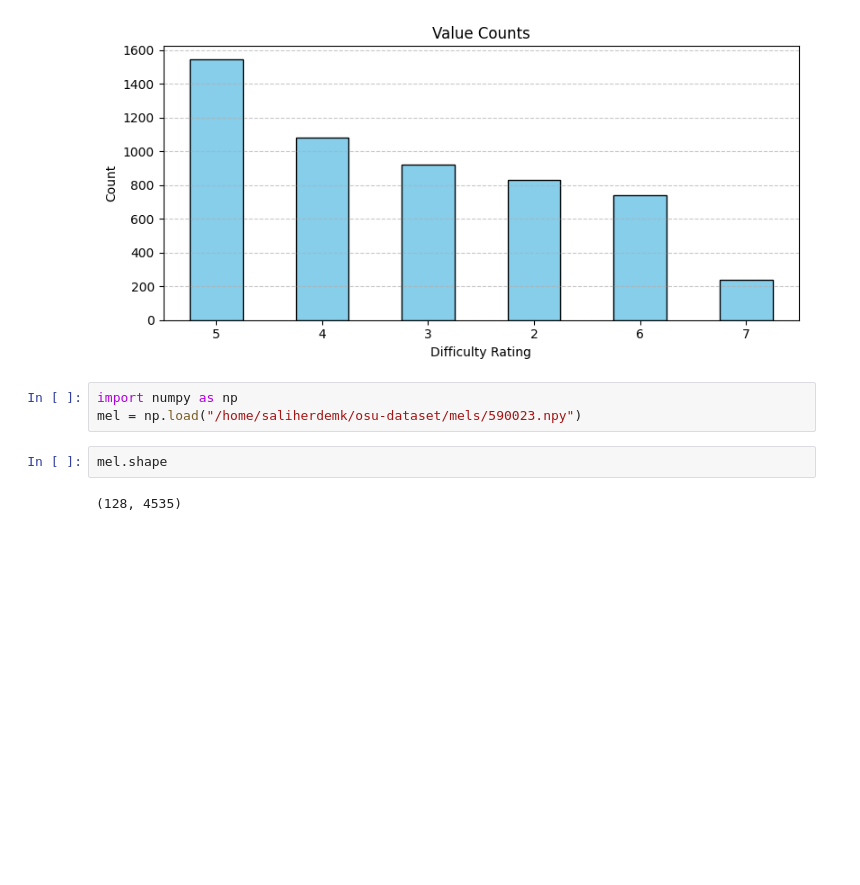
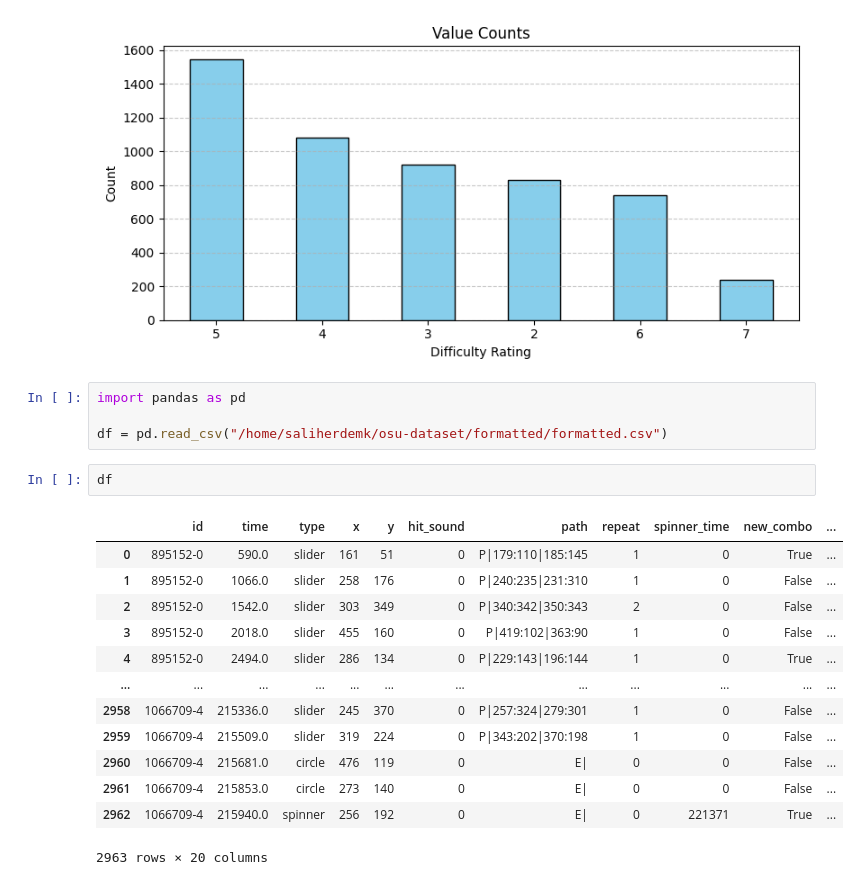
Before and after one commit to saliherdemk/osu-dataset-generator, a Jupyter notebook: Untitled.ipynb, the cells around one changed output. Drawn from its saved outputs; the diff is of its cells as text; blank space fills up the shorter version.

```diff
--- a/Untitled.ipynb
+++ b/Untitled.ipynb
@@ -32,10 +32,23 @@ plt.tight_layout()
 plt.show()
 # %% [output]
 [figure]
-# %%
-import numpy as np
-mel = np.load("/home/saliherdemk/osu-dataset/mels/590023.npy")
 # %%
-mel.shape
+import pandas as pd
+
+df = pd.read_csv("/home/saliherdemk/osu-dataset/formatted/formatted.csv")
-# %% [output]
-(128, 4535)
+# %%
+df
+# %% [output]
+|  | id | time | type | x | y | hit_sound | path | repeat | spinner_time | new_combo | ... |
+| 0 | 895152-0 | 590.0 | slider | 161 | 51 | 0 | P|179:110|185:145 | 1 | 0 | True | ... |
+| 1 | 895152-0 | 1066.0 | slider | 258 | 176 | 0 | P|240:235|231:310 | 1 | 0 | False | ... |
+| 2 | 895152-0 | 1542.0 | slider | 303 | 349 | 0 | P|340:342|350:343 | 2 | 0 | False | ... |
+| 3 | 895152-0 | 2018.0 | slider | 455 | 160 | 0 | P|419:102|363:90 | 1 | 0 | False | ... |
+| 4 | 895152-0 | 2494.0 | slider | 286 | 134 | 0 | P|229:143|196:144 | 1 | 0 | True | ... |
+| ... | ... | ... | ... | ... | ... | ... | ... | ... | ... | ... | ... |
+| 2958 | 1066709-4 | 215336.0 | slider | 245 | 370 | 0 | P|257:324|279:301 | 1 | 0 | False | ... |
+| 2959 | 1066709-4 | 215509.0 | slider | 319 | 224 | 0 | P|343:202|370:198 | 1 | 0 | False | ... |
+| 2960 | 1066709-4 | 215681.0 | circle | 476 | 119 | 0 | E| | 0 | 0 | False | ... |
+| 2961 | 1066709-4 | 215853.0 | circle | 273 | 140 | 0 | E| | 0 | 0 | False | ... |
+| 2962 | 1066709-4 | 215940.0 | spinner | 256 | 192 | 0 | E| | 0 | 221371 | True | ... |
+2963 rows × 20 columns
```
Also changed, not shown: 3 other files.
